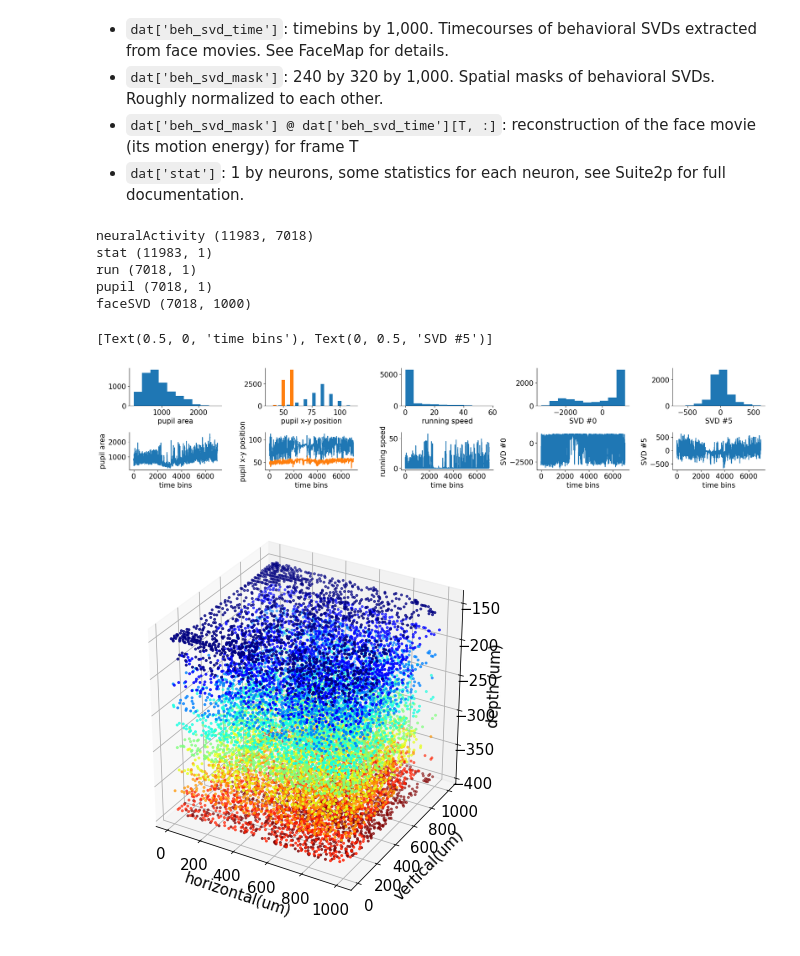
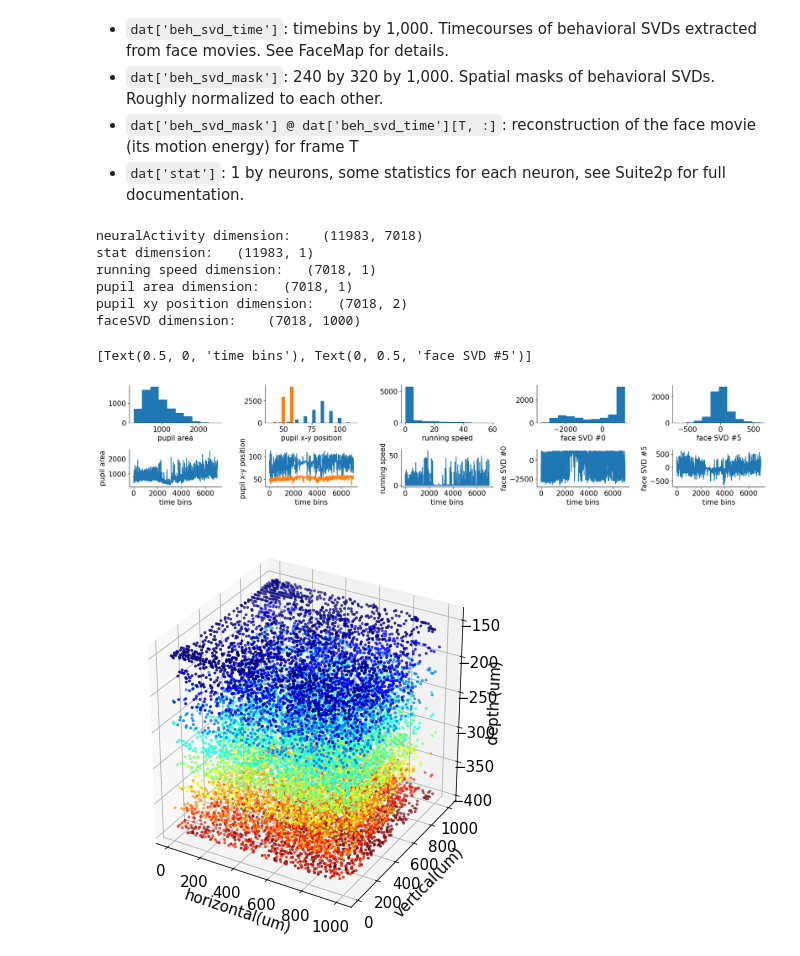
Before and after one commit to gbaghdadi/NeuromatchDeepLearningProject, a Jupyter notebook: projects/neurons/load_stringer_spontaneous.ipynb, the cells around one changed output. Saved outputs shown, nothing was run; the diff lists cells and outputs as text; code cells hidden in the pictures.

```diff
--- a/projects/neurons/load_stringer_spontaneous.ipynb
+++ b/projects/neurons/load_stringer_spontaneous.ipynb
@@ -66,22 +54,25 @@ dat has fields:
 * `dat['beh_svd_mask'] @ dat['beh_svd_time'][T, :]`:  reconstruction of the face movie (its motion energy) for frame T
 * `dat['stat']`: 1 by neurons, some statistics for each neuron, see Suite2p for full documentation.
 # %%
-print('neuralActivity', dat['sresp'].shape)
-print('stat', dat['stat'].shape)
-print('run', dat['run'].shape)
-print('pupil', dat['pupilArea'].shape)
-print('faceSVD',dat['beh_svd_time'].shape)
+# @title Shape of each data
+
+print('neuralActivity dimension:   ', dat['sresp'].shape)
+print('stat dimension:  ', dat['stat'].shape)
+print('running speed dimension:  ', dat['run'].shape)
+print('pupil area dimension:  ', dat['pupilArea'].shape)
+print('pupil xy position dimension:  ', dat['pupilCOM'].shape)
+print('faceSVD dimension:   ',dat['beh_svd_time'].shape)
 # %% [output]
-neuralActivity (11983, 7018)
-stat (11983, 1)
-run (7018, 1)
-pupil (7018, 1)
-faceSVD (7018, 1000)
+neuralActivity dimension:    (11983, 7018)
+stat dimension:   (11983, 1)
+running speed dimension:   (7018, 1)
+pupil area dimension:   (7018, 1)
+pupil xy position dimension:   (7018, 2)
+faceSVD dimension:    (7018, 1000)
 # %%
-import matplotlib.pyplot as plt
+# @title Data visualizaion
 
 ax = plt.subplot(2,5,1)
-# plt.figure(figsize=[5, 5])
 plt.hist(dat['pupilArea'])
 ax.set(xlabel='pupil area')
 
@@ -90,39 +81,39 @@ plt.plot(dat['pupilArea'])
 ax.set(xlabel='time bins', ylabel = 'pupil area')
 #--------------------------------------------------------------
 ax = plt.subplot(2,5,2)
 plt.hist(dat['pupilCOM'])
 ax.set(xlabel='pupil x-y position')
 
 ax = plt.subplot(2,5,7)
 plt.plot(dat['pupilCOM'])
 ax.set(xlabel='time bins', ylabel = 'pupil x-y position')
 #--------------------------------------------------------------
 ax = plt.subplot(2,5,3)
 plt.hist(dat['run'])
 ax.set(xlabel='running speed')
 
 ax = plt.subplot(2,5,8)
 plt.plot(dat['run'])
 ax.set(xlabel='time bins', ylabel = 'running speed')
 #--------------------------------------------------------------
 ax = plt.subplot(2,5,4)
 plt.hist(dat['beh_svd_time'][:,0])
-ax.set(xlabel='SVD #0')
+ax.set(xlabel='face SVD #0')
 
 ax = plt.subplot(2,5,9)
 plt.plot(dat['beh_svd_time'][:,0])
-ax.set(xlabel='time bins', ylabel = 'SVD #0')
+ax.set(xlabel='time bins', ylabel = 'face SVD #0')
 #--------------------------------------------------------------
 ax = plt.subplot(2,5,5)
 plt.hist(dat['beh_svd_time'][:,5])
-ax.set(xlabel='SVD #5')
+ax.set(xlabel='face SVD #5')
 
 ax = plt.subplot(2,5,10)
 plt.plot(dat['beh_svd_time'][:,5])
-ax.set(xlabel='time bins', ylabel = 'SVD #5')
+ax.set(xlabel='time bins', ylabel = 'face SVD #5')
 # %% [output]
-[Text(0.5, 0, 'time bins'), Text(0, 0.5, 'SVD #5')]
+[Text(0.5, 0, 'time bins'), Text(0, 0.5, 'face SVD #5')]
-[figure, old version]
+[figure, new version]
 # %%
 # @title plot the 3D positions of all neurons
 from mpl_toolkits.mplot3d import Axes3D
```
Also changed, not shown: parts of 9 cells of this notebook.
